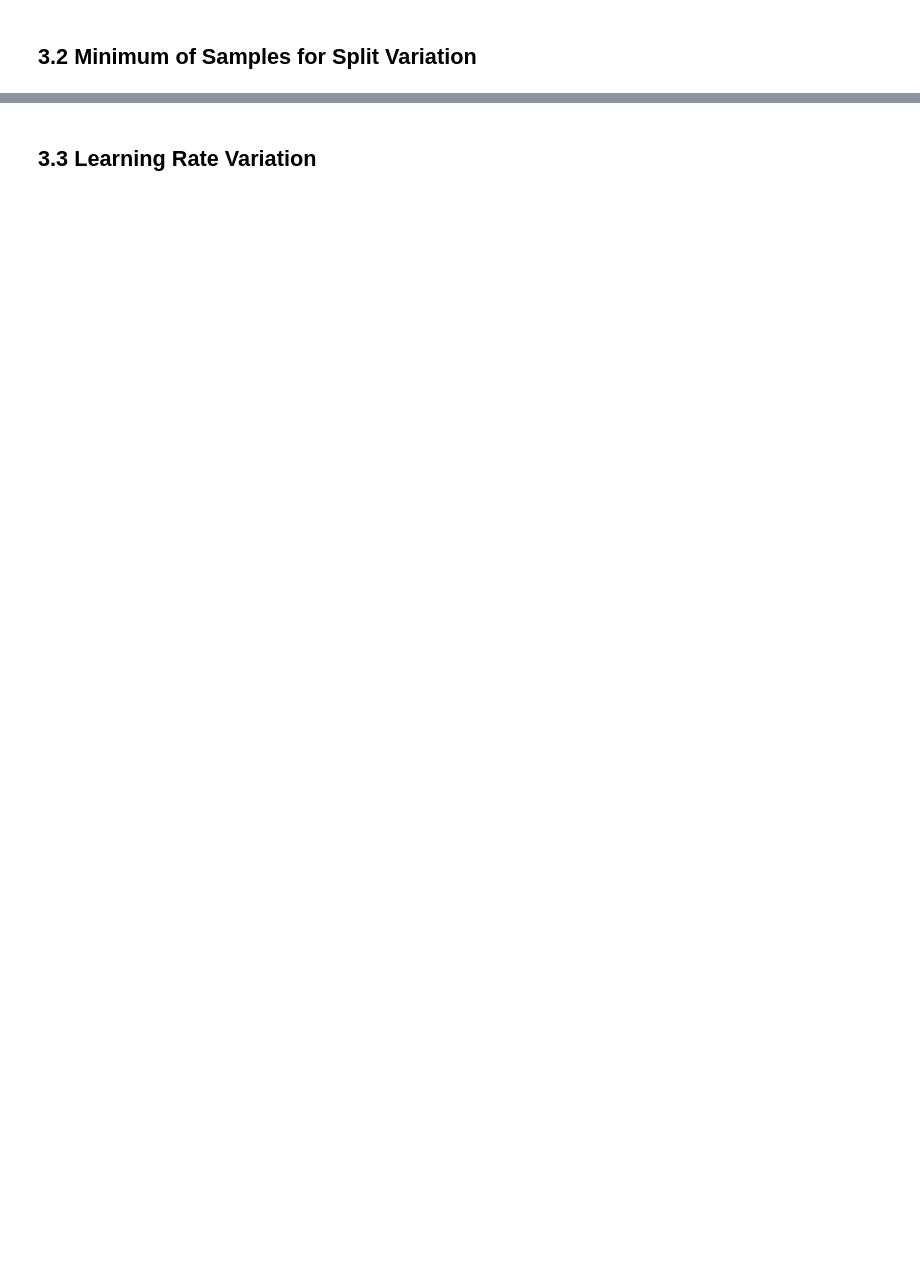
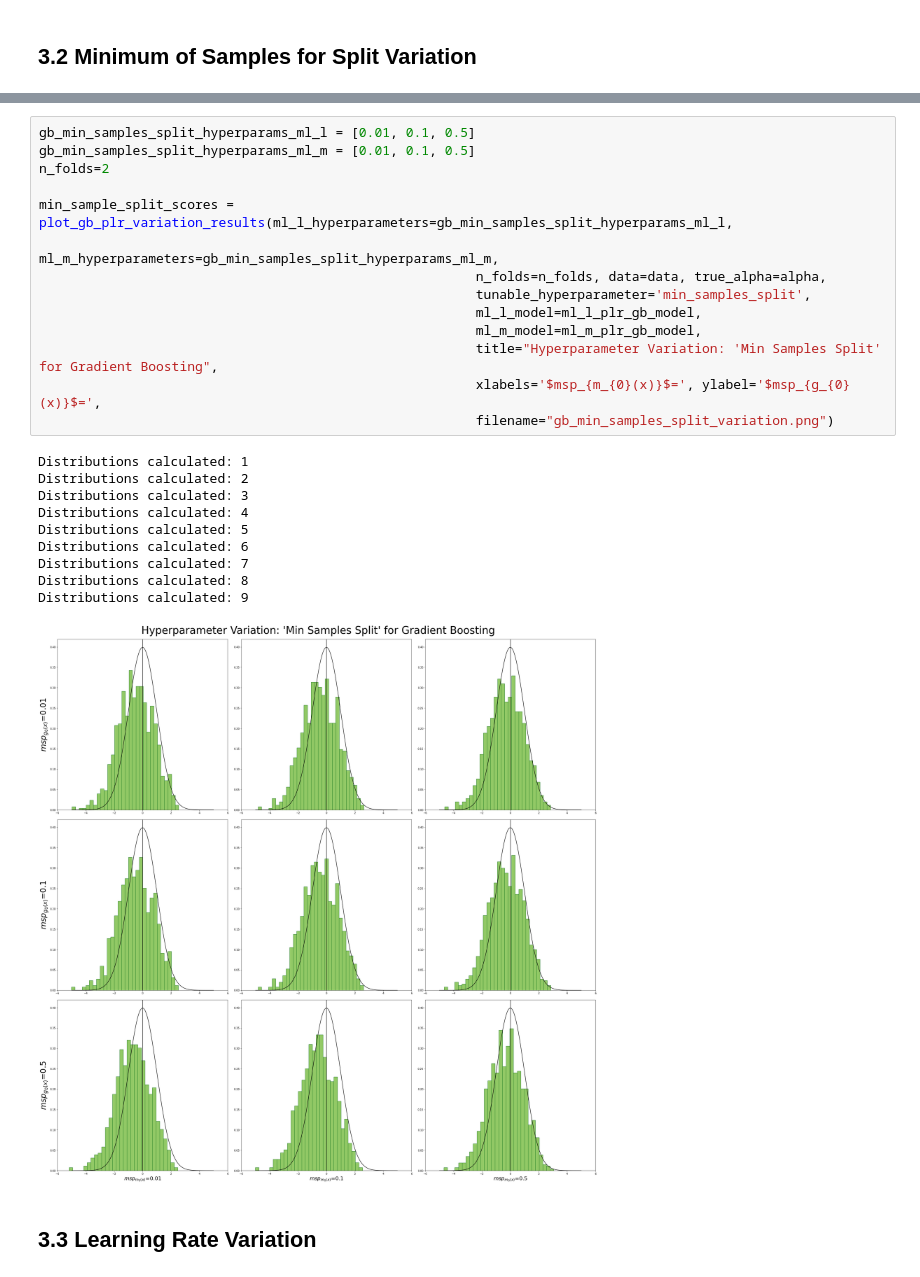
Before and after one commit to JannikKmnn/DoubleML-Hyperparameter-Simulation, a Jupyter notebook: gradient_boosting_variation.ipynb, the cells around one changed output, grey strips where cells are left out. Drawn from its saved outputs; the diff is of its cells as text; blank space fills up the shorter version.

```diff
--- a/gradient_boosting_variation.ipynb
+++ b/gradient_boosting_variation.ipynb
@@ -297,2 +206,27 @@ Distributions calculated: 9
+# %%
+gb_min_samples_split_hyperparams_ml_l = [0.01, 0.1, 0.5]
+gb_min_samples_split_hyperparams_ml_m = [0.01, 0.1, 0.5]
+n_folds=2
+
+min_sample_split_scores = plot_gb_plr_variation_results(ml_l_hyperparameters=gb_min_samples_split_hyperparams_ml_l,
+                                                        ml_m_hyperparameters=gb_min_samples_split_hyperparams_ml_m,
+                                                        n_folds=n_folds, data=data, true_alpha=alpha,
+                                                        tunable_hyperparameter='min_samples_split',
+                                                        ml_l_model=ml_l_plr_gb_model,
+                                                        ml_m_model=ml_m_plr_gb_model,
+                                                        title="Hyperparameter Variation: 'Min Samples Split' for Gradient Boosting",
+                                                        xlabels='$msp_{m_{0}(x)}$=', ylabel='$msp_{g_{0}(x)}$=',
+                                                        filename="gb_min_samples_split_variation.png")
+# %% [output]
+Distributions calculated: 1
+Distributions calculated: 2
+Distributions calculated: 3
+Distributions calculated: 4
+Distributions calculated: 5
+Distributions calculated: 6
+Distributions calculated: 7
+Distributions calculated: 8
+Distributions calculated: 9
+[figure, added]
 # %% [markdown]
 ## 3.3 Learning Rate Variation
```
Also changed, not shown: parts of 5 cells of this notebook, 3 other files.
